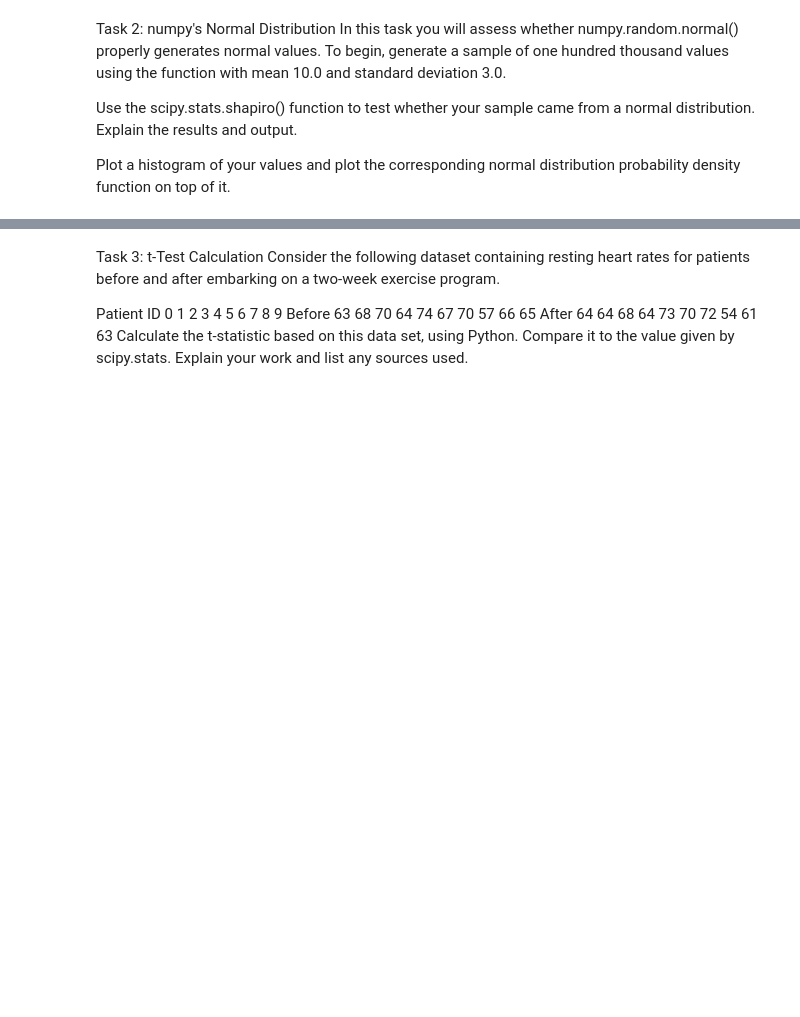
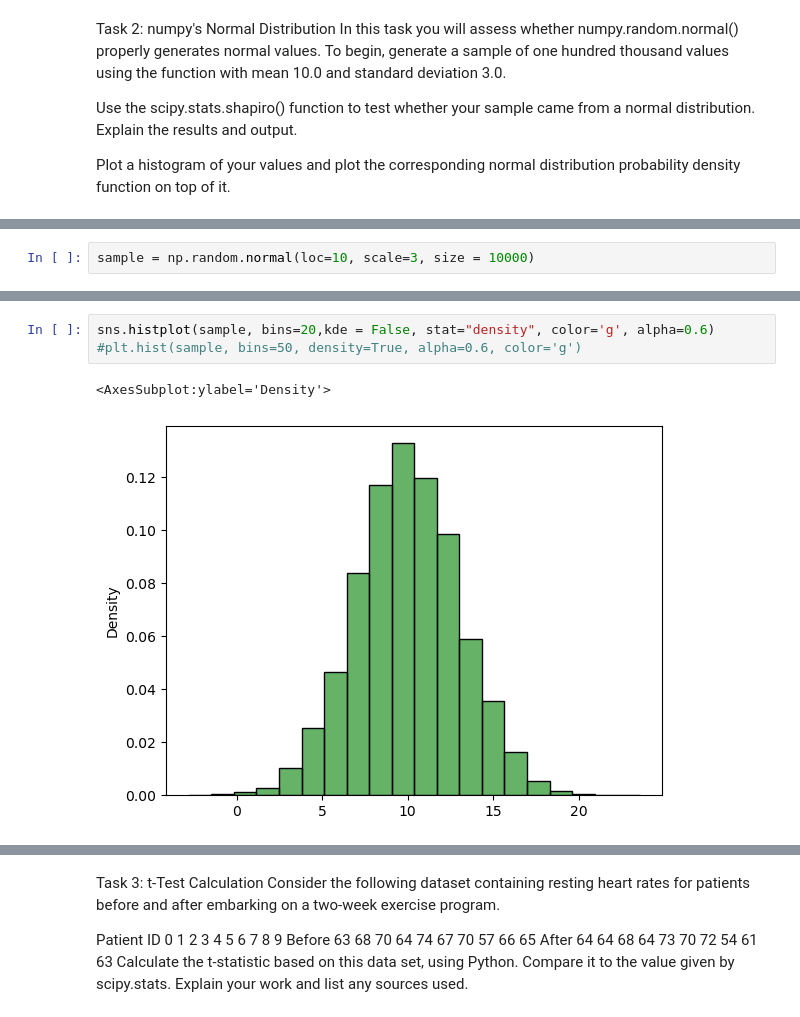
Before and after one commit to dectan/applied_statistics, a Jupyter notebook: tasks.ipynb, the cells around one changed output, grey strips where cells are left out. Drawn from its saved outputs; the diff is of its cells as text; blank space fills up the shorter version.

```diff
--- a/tasks.ipynb
+++ b/tasks.ipynb
@@ -41,0 +49,2 @@ Plot a histogram of your values and plot the corresponding normal distribution p
+# %%
+sample = np.random.normal(loc=10, scale=3, size = 10000)
@@ -41,0 +67,6 @@ Plot a histogram of your values and plot the corresponding normal distribution p
+# %%
+sns.histplot(sample, bins=20,kde = False, stat="density", color='g', alpha=0.6)
+#plt.hist(sample, bins=50, density=True, alpha=0.6, color='g')
+# %% [output]
+<AxesSubplot:ylabel='Density'>
+[figure, added]
```
Also changed, not shown: parts of 9 cells of this notebook, 2 other files.
